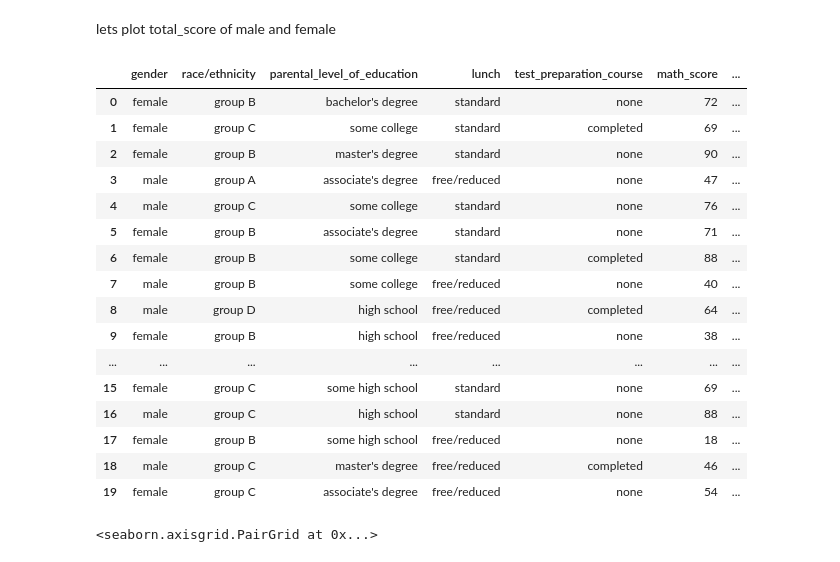
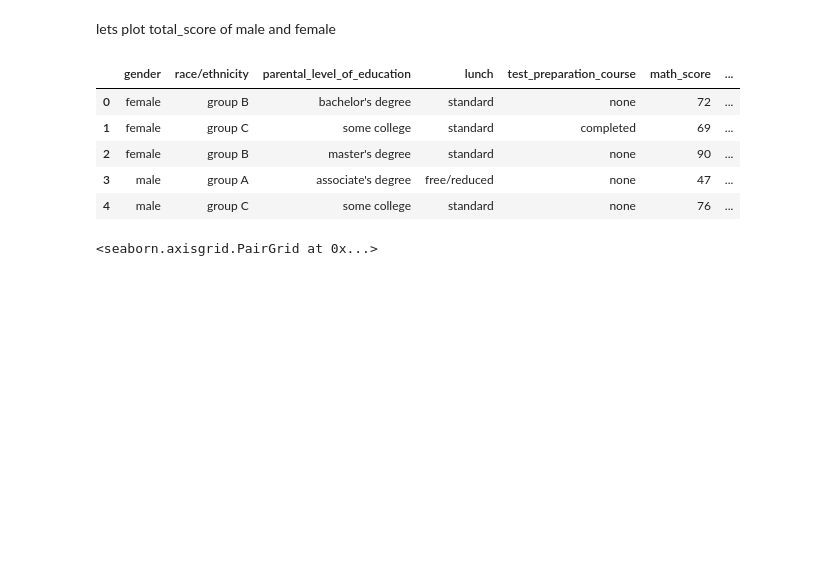
Before and after one commit to gkinba/Foundational-Statistics, a Jupyter notebook: statsmodels OLS-regression.ipynb, the cells around one changed output. Cells and saved outputs as stored; diff of their text form; code cells hidden in the pictures; blank space fills up the shorter version.

```diff
--- a/statsmodels OLS-regression.ipynb
+++ b/statsmodels OLS-regression.ipynb
@@ -13,25 +13,14 @@ grade.columns = grade.columns.str.replace(' ', '_', )
 # %% [markdown]
 lets plot total_score of male and female
 # %%
-grade.head(20)
+grade.head(5)
 # %% [output]
 |  | gender | race/ethnicity | parental_level_of_education | lunch | test_preparation_course | math_score | ... |
 | 0 | female | group B | bachelor's degree | standard | none | 72 | ... |
 | 1 | female | group C | some college | standard | completed | 69 | ... |
 | 2 | female | group B | master's degree | standard | none | 90 | ... |
 | 3 | male | group A | associate's degree | free/reduced | none | 47 | ... |
 | 4 | male | group C | some college | standard | none | 76 | ... |
-| 5 | female | group B | associate's degree | standard | none | 71 | ... |
-| 6 | female | group B | some college | standard | completed | 88 | ... |
-| 7 | male | group B | some college | free/reduced | none | 40 | ... |
-| 8 | male | group D | high school | free/reduced | completed | 64 | ... |
-| 9 | female | group B | high school | free/reduced | none | 38 | ... |
-| ... | ... | ... | ... | ... | ... | ... | ... |
-| 15 | female | group C | some high school | standard | none | 69 | ... |
-| 16 | male | group C | high school | standard | none | 88 | ... |
-| 17 | female | group B | some high school | free/reduced | none | 18 | ... |
-| 18 | male | group C | master's degree | free/reduced | completed | 46 | ... |
-| 19 | female | group C | associate's degree | free/reduced | none | 54 | ... |
 # %%
 # lets create a categorical varible sex male-1 female-0
 grade['sex'] = grade.gender.map({'male': 1, 'female': 0})
```
Also changed, not shown: parts of 11 cells of this notebook.
